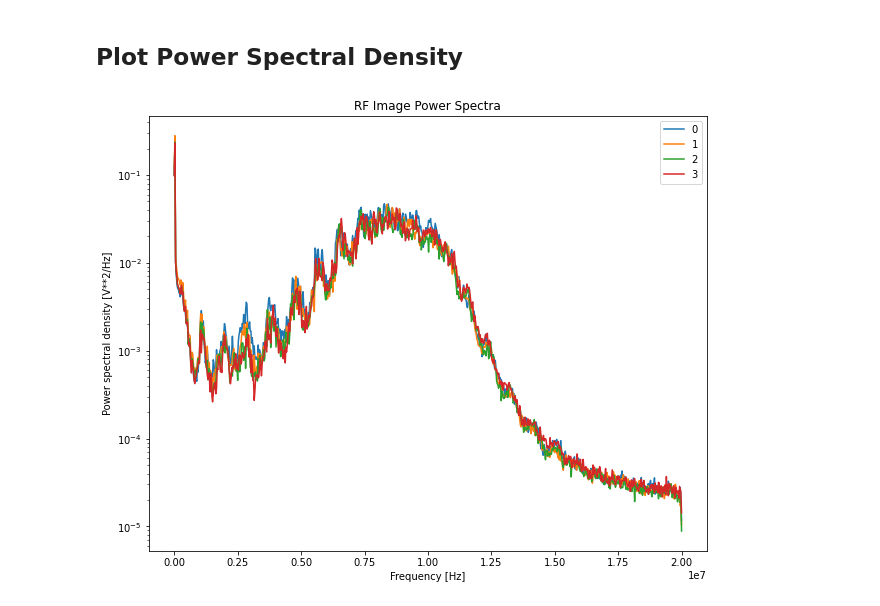
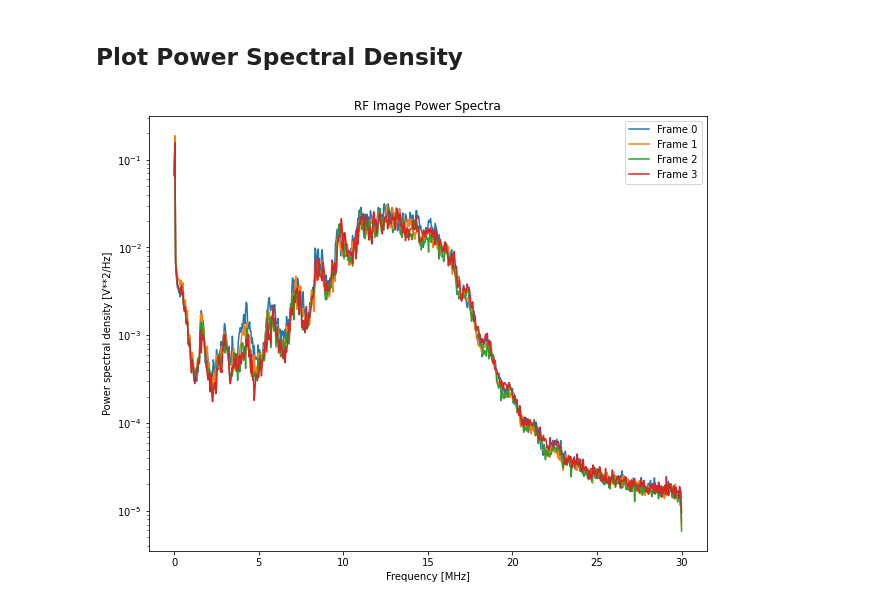
Before and after one commit to KitwareMedical/ITKUltrasound, a Jupyter notebook: examples/PlotPowerSpectra.ipynb, the cells around one changed output. Saved outputs shown, nothing was run; the diff lists cells and outputs as text; code cells hidden in the pictures.

Commit message:
ENH: Fix frequency axis in PlotPowerSpectra example notebook

```diff
--- a/examples/PlotPowerSpectra.ipynb
+++ b/examples/PlotPowerSpectra.ipynb
@@ -16,7 +16,7 @@ import numpy as np
 ## Load Data
 # %%
 RF_IMAGE_PATH = './MouseLiverRF.mha'
-SAMPLING_FREQUENCY = 40e6 # Hz
+SAMPLING_FREQUENCY = 60e6 # Hz
 # %%
 assert os.path.exists(RF_IMAGE_PATH)
 rf_image = itk.imread(RF_IMAGE_PATH)
@@ -29,24 +29,24 @@ print(rf_array.shape)
 # %%
 plt.figure(1, figsize=(10,8))
 
 for frame_idx in range(rf_image.shape[0]):
     arr = rf_array[frame_idx,:,:]
     freq, Pxx = signal.periodogram(arr,
                                    SAMPLING_FREQUENCY,
                                    window='hamming',
                                    detrend='linear',
                                    axis=1)
     # Take mean spectra across lateral dimension
     Pxx = np.mean(Pxx,0)
-    plt.semilogy(freq, Pxx, label=frame_idx)
+    plt.semilogy([f / 1e6 for f in freq], Pxx, label=frame_idx)
 
 plt.title('RF Image Power Spectra')
-plt.xlabel('Frequency [Hz]')
+plt.xlabel('Frequency [MHz]')
 plt.ylabel('Power spectral density [V**2/Hz]')
-plt.legend(loc='upper right')
+plt.legend([f'Frame {idx}' for idx in range(rf_image.shape[0])],loc='upper right')
 
 os.makedirs('./Output',exist_ok=True)
 plt.savefig('./Output/PowerSpectralDensity.png',dpi=300)
 plt.show()
 # %% [output]
-[figure, old version]
+[figure, new version]
```
